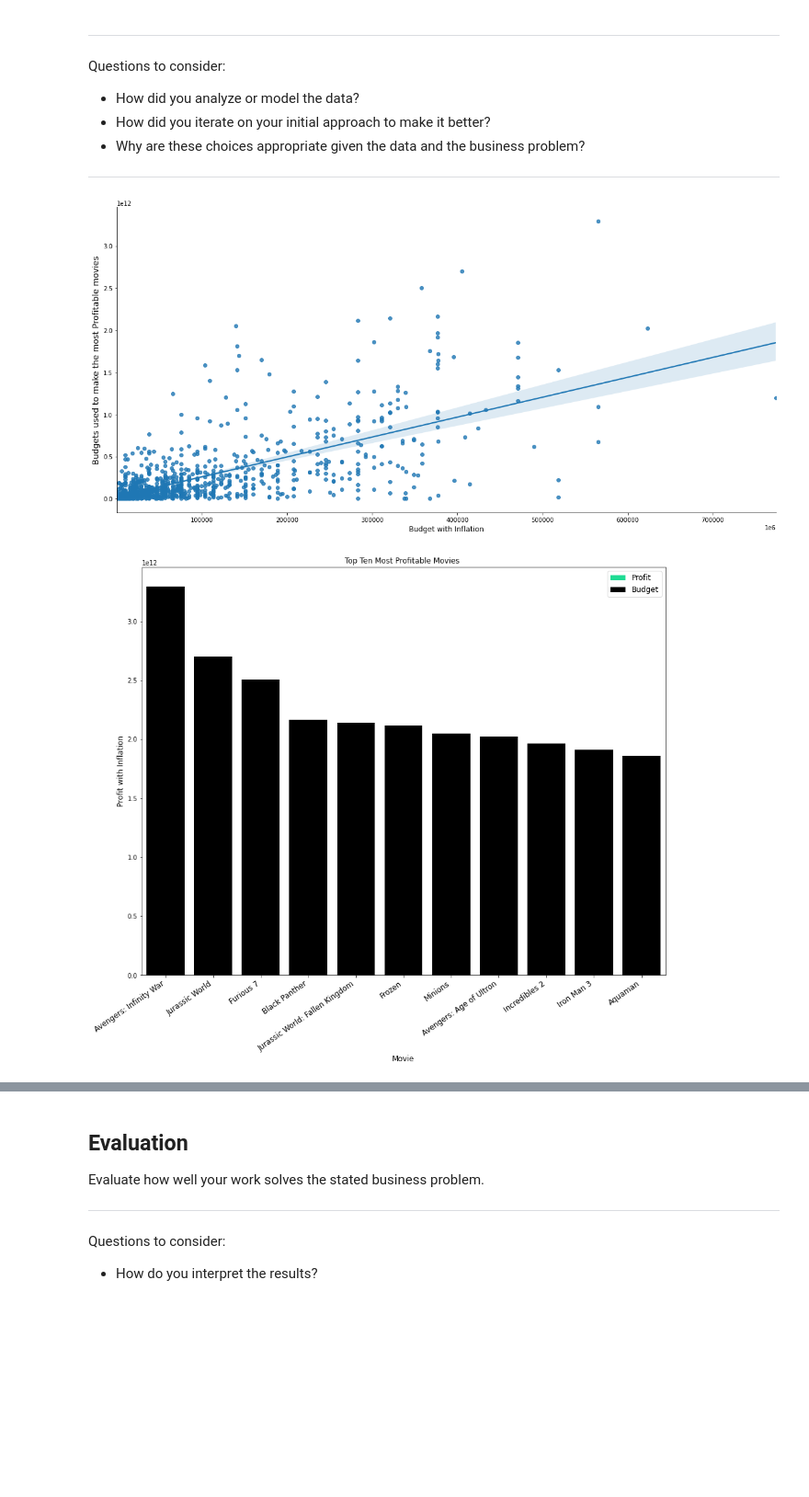
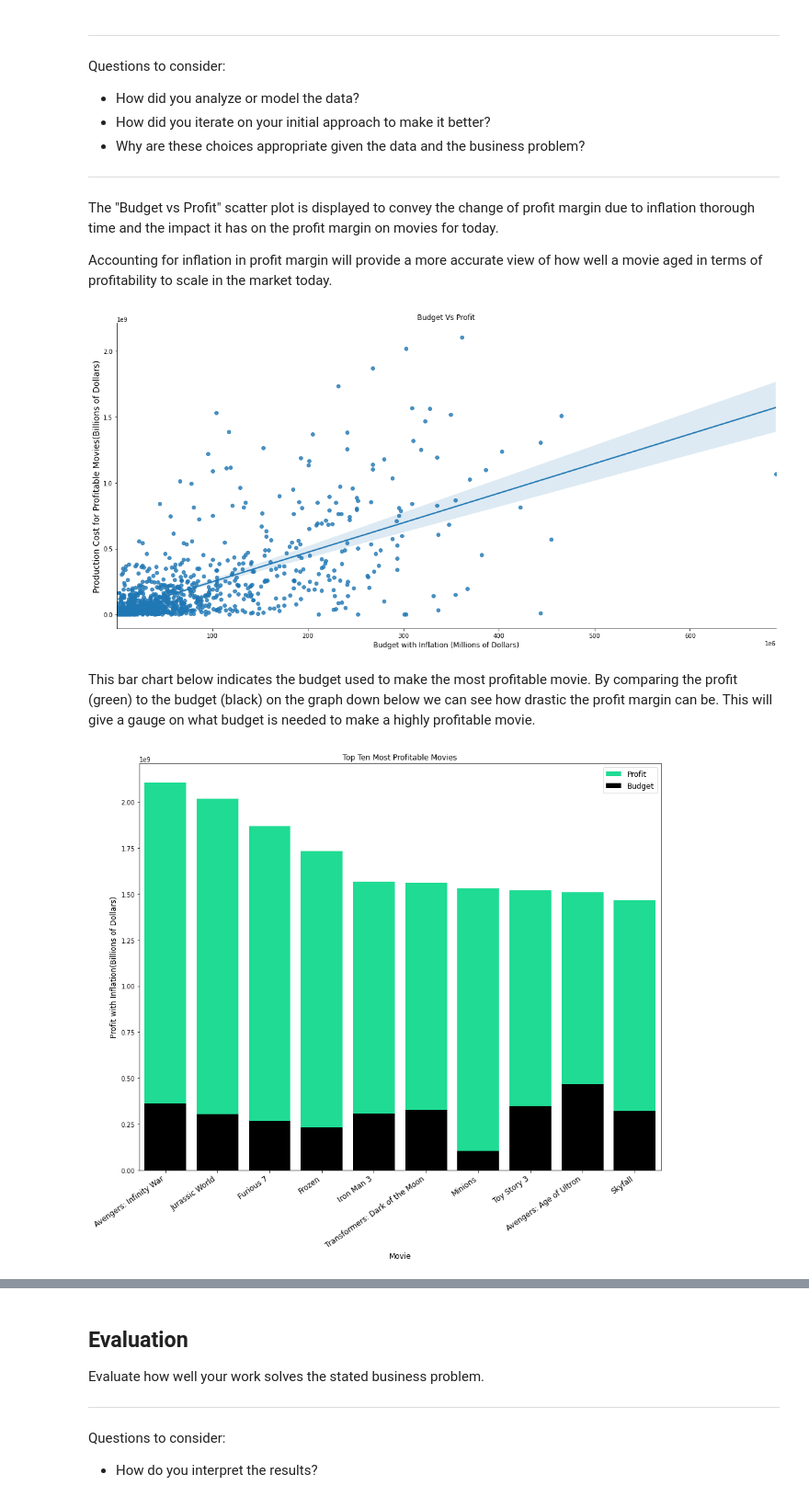
Before and after one commit to MoniqueHercules/phase-1-project, a Jupyter notebook: dsc-phase1-project.ipynb, the cells around one changed output, grey strips where cells are left out. Shown at 92% size. Saved outputs shown, nothing was run; the diff lists cells and outputs as text; code cells hidden in the pictures; blank space fills up the shorter version.

```diff
--- a/dsc-phase1-project.ipynb
+++ b/dsc-phase1-project.ipynb
@@ -589,9 +565,10 @@ movie_budget_and_profit_df.head()
 # %%
-movie_budget_and_profit_df['inflation_budget'] = (((2021 - movie_budget_and_profit_df['year'] * .068 )+1)*
+movie_budget_and_profit_df['inflation_budget'] = ((((2021 - movie_budget_and_profit_df['year']) * .068 )+1)*
                                                 movie_budget_and_profit_df['production_budget'])
-movie_budget_and_profit_df['profit_inflation_budget'] =  (((2021 - movie_budget_and_profit_df['year'] * .068 )+1)*
+movie_budget_and_profit_df['profit_inflation_budget'] =  ((((2021 - movie_budget_and_profit_df['year']) * .068 )+1)*
                                                 movie_budget_and_profit_df['Profit'])
 movie_budget_and_profit_df.head()
+#Calculated for currrent day inflation rate (0.68)
 # %% [output]
 |  | release_date | title | production_budget | domestic_gross_x | worldwide_gross | studio | ... |
 | 0 | May 20, 2011 | Pirates of the Caribbean: On Stra... | 410600000 | 241063875 | 1045663875 | BV | ... |
@@ -602,8 +581,12 @@ movie_budget_and_profit_df.head()
 # %%
-protfitable_movies = movie_budget_and_profit_df.loc[movie_budget_and_profit_df['Profit'] > 0 ]
-most_profitable_movies = protfitable_movies.sort_values(by = ['profit_inflation_budget'], ascending = False)
+profitable_movies = movie_budget_and_profit_df.loc[movie_budget_and_profit_df['Profit'] > 0 ]
+
+most_profitable_movies = profitable_movies.sort_values(by = ['profit_inflation_budget'], ascending = False)
+
 most_profitable_movies.reset_index(inplace = True)
+
 most_profitable_movies.head(10)
+#Sorted to find the most profitable movies in the dataframe, specially the top 10
 # %% [output]
 |  | index | release_date | title | production_budget | domestic_gross_x | worldwide_gross | studio | ... |
 | 0 | 2 | Apr 27, 2018 | Avengers: Infinity War | 300000000 | 678815482 | 2048134200 | BV | ... |
@@ -626,27 +609,34 @@ Questions to consider:
 * How did you iterate on your initial approach to make it better?
 * Why are these choices appropriate given the data and the business problem?
 ***
+# %% [markdown]
+The "Budget vs Profit" scatter plot is displayed to convey the change of profit margin due to inflation thorough time and the impact it has on the profit margin on movies for today.
+
+Accounting for inflation in profit margin will provide a more accurate view of how well a movie aged in terms of profitability to scale in the market today.
 # %%
 # Here you run your code to model the data
 # Question 1 The most proftiable movies with inflation accounted for
 ax1 = sns.lmplot(x='inflation_budget', y ='profit_inflation_budget', data = most_profitable_movies, height = 8, aspect= 2 )
-plt.xlabel('Budget with Inflation', fontsize = 12)
+plt.title('Budget Vs Profit')
+plt.xlabel('Budget with Inflation (Millions of Dollars)', fontsize = 12)
 plt.ticklabel_format(axis = 'x', style = 'sci', scilimits = (6,6))
-plt.ylabel('Budgets used to make the most Profitable movies', fontsize = 14)
-plt.savefig ('BudgetVsProfit');
+plt.ylabel('Production Cost for Profitable Movies(Billions of Dollars)', fontsize = 14)
+plt.savefig('BudgetVsProfit');
 # %% [output]
-[figure, old version]
+[figure, new version]
+# %% [markdown]
+This bar chart below indicates the budget used to make the most profitable movie. By comparing the profit (green) to the budget (black) on the graph down below we can see how drastic the profit margin can be. This will give a gauge on what budget is needed to make a highly profitable movie.
 # %%
 plt.figure(figsize = (15,12))
-sns.barplot(x=most_profitable_movies.loc[0:10,'title'], y = most_profitable_movies.loc[0:10, 'profit_inflation_budget'],
+sns.barplot(x=most_profitable_movies.loc[0:9,'title'], y = most_profitable_movies.loc[0:10, 'profit_inflation_budget'],
            color = 'mediumspringgreen', label = 'Profit', ci = None)
-sns.barplot(x= most_profitable_movies.loc[0:10,'title'], y = most_profitable_movies.loc[0:10, 'profit_inflation_budget'],
-            color= 'black', label= 'Budget', ci= None)
-plt.title('Top Ten Most Profitable Movies ')
+sns.barplot(x= most_profitable_movies.loc[0:9,'title'], y = most_profitable_movies.loc[0:10, 'inflation_budget'],
+          color= 'black', label= 'Budget', ci= None)
+plt.title('Top Ten Most Profitable Movies')
 plt.xlabel('Movie',fontsize = 12)
-plt.ylabel('Profit with Inflation', fontsize = 12)
+plt.ylabel('Profit with Inflation(Billions of Dollars)', fontsize = 12)
 plt.xticks(rotation = 35, horizontalalignment = 'right', fontsize = 12)
 plt.legend(fontsize = 12)
-plt.savefig('tenmostprofitablemovies')
+plt.savefig('tenmostprofitablemovies');
 # %% [output]
-[figure, old version]
+[figure, new version]
```
Also changed, not shown: parts of 50 cells of this notebook.
